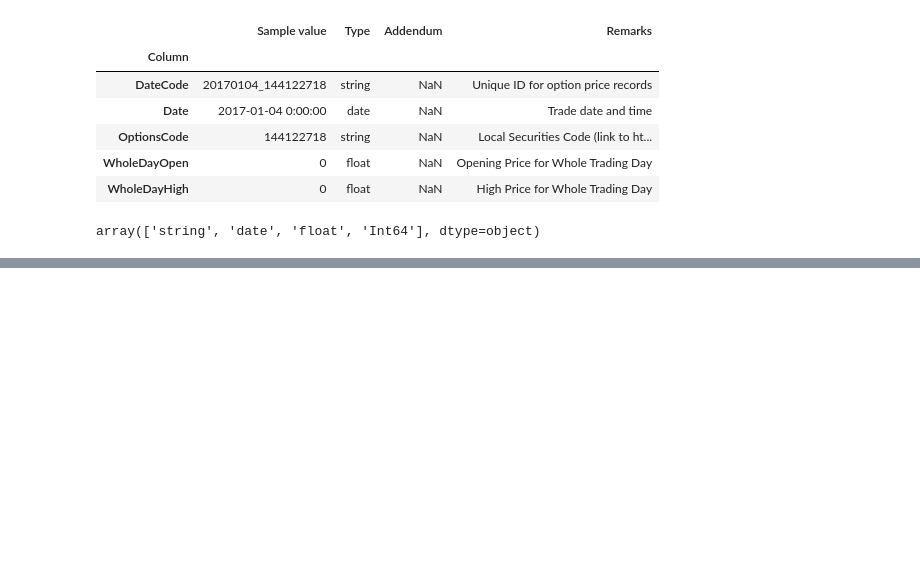
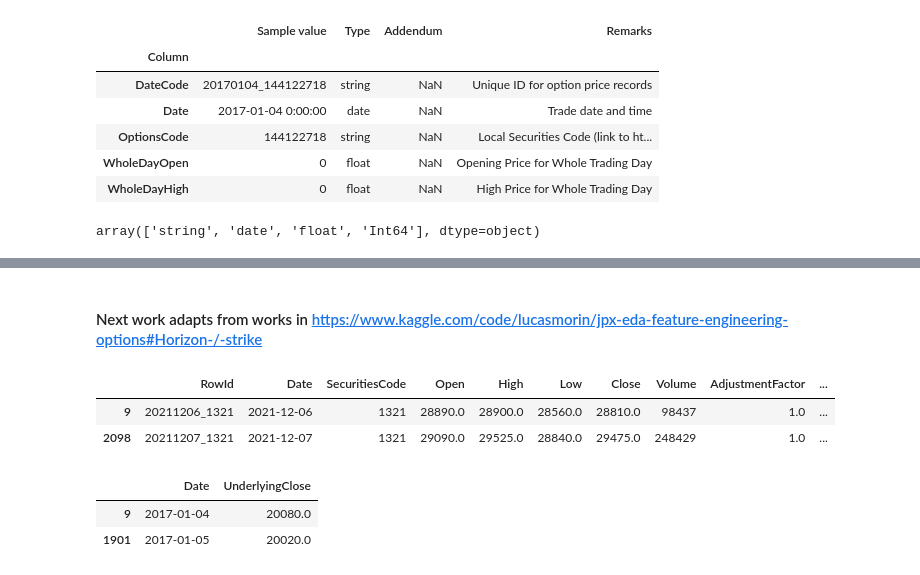
Before and after one commit to pandeydivesh15/machine-learning-practice, a Jupyter notebook: kaggle/jpx-tokyo-stock-exchange-prediction/v1.0.ipynb, the cells around one changed output, grey strips where cells are left out. Saved outputs shown, nothing was run; the diff lists cells and outputs as text; code cells hidden in the pictures; blank space fills up the shorter version.

```diff
--- a/kaggle/jpx-tokyo-stock-exchange-prediction/v1.0.ipynb
+++ b/kaggle/jpx-tokyo-stock-exchange-prediction/v1.0.ipynb
@@ -34,3 +37,5 @@ def warn(msg):
 
 def error(msg):
     logger.error(msg)
+# %%
+pd.set_option('display.max_columns', None)
@@ -687,0 +794,12 @@ train_options.head()
+# %% [markdown]
+#### Next work adapts from works in https://www.kaggle.com/code/lucasmorin/jpx-eda-feature-engineering-options#Horizon-/-strike
+# %%
+sec_train_df = pd.concat([read_file(dir_, SECONDARY_STOCK_PRICES_CSV_PATH) for dir_ in TRAIN_DIRS],
+                         ignore_index=True)
+sec_test_df = read_file(TEST_DIR, SECONDARY_STOCK_PRICES_CSV_PATH)
+# %%
+sec_test_df[sec_test_df.SecuritiesCode == 1321].head()
+# %% [output]
+|  | RowId | Date | SecuritiesCode | Open | High | Low | Close | Volume | AdjustmentFactor | ... |
+| 9 | 20211206_1321 | 2021-12-06 | 1321 | 28890.0 | 28900.0 | 28560.0 | 28810.0 | 98437 | 1.0 | ... |
+| 2098 | 20211207_1321 | 2021-12-07 | 1321 | 29090.0 | 29525.0 | 28840.0 | 29475.0 | 248429 | 1.0 | ... |
@@ -687,0 +812,6 @@ train_options.head()
+# %%
+filtered_sec_train_df.head(2)
+# %% [output]
+|  | Date | UnderlyingClose |
+| 9 | 2017-01-04 | 20080.0 |
+| 1901 | 2017-01-05 | 20020.0 |
```
Also changed, not shown: parts of 58 cells of this notebook.
